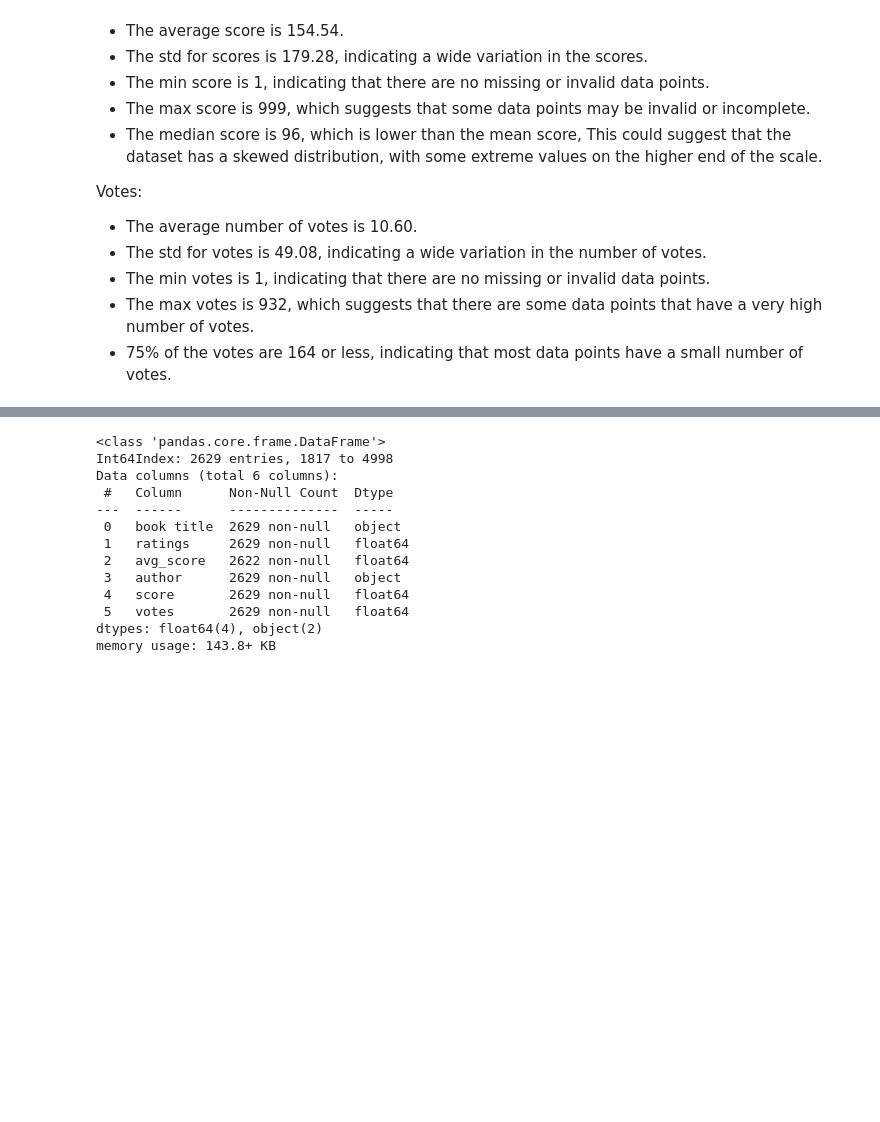
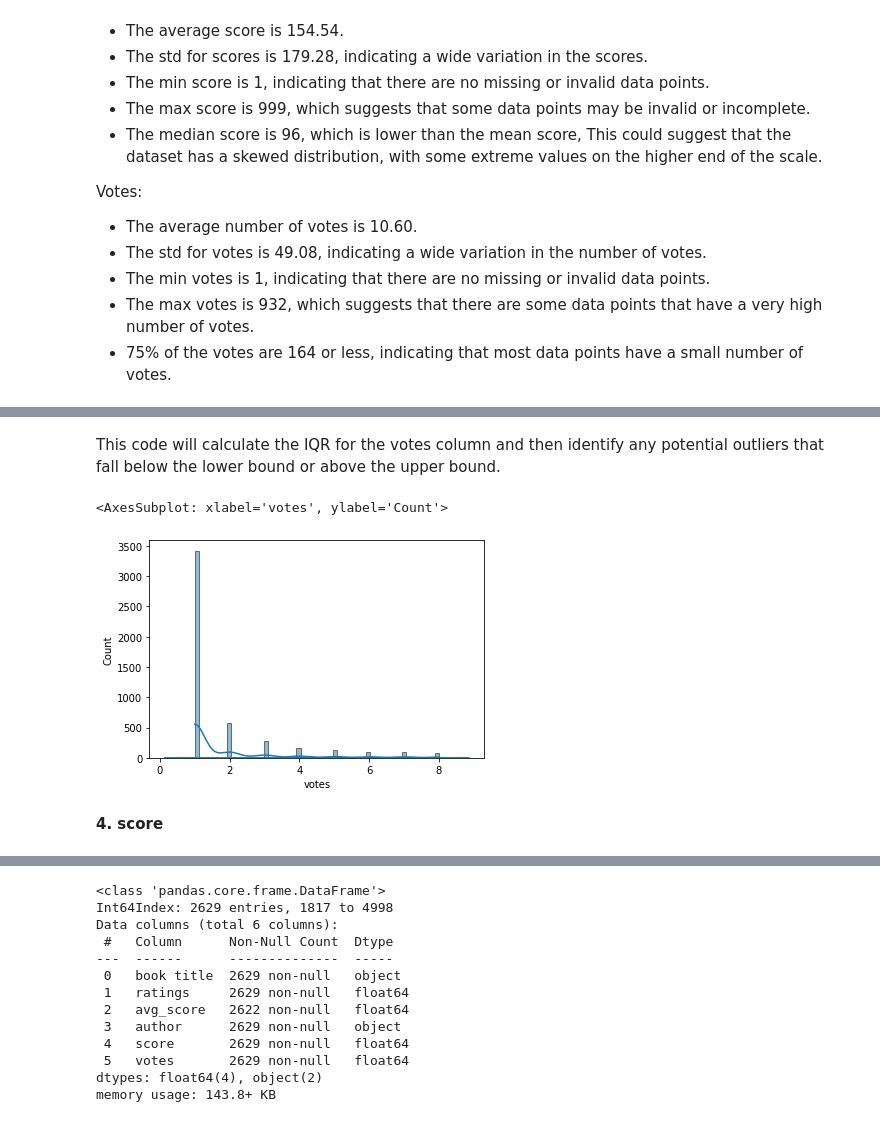
Before and after one commit to chandru1003/Data--Projects, a Jupyter notebook: Web scraping/Goodreads/Goodreads Web-Scraping.ipynb, the cells around one changed output, grey strips where cells are left out. Saved outputs shown, nothing was run; the diff lists cells and outputs as text; code cells hidden in the pictures; blank space fills up the shorter version.

```diff
--- a/Web scraping/Goodreads/Goodreads Web-Scraping.ipynb
+++ b/Web scraping/Goodreads/Goodreads Web-Scraping.ipynb
@@ -599,0 +547,11 @@ data.drop(data[data['score'] >=150].index, inplace=True)
+# %%
+# Calculate the IQR for the votes column
+q1 = data['votes'].quantile(0.25)
+q3 = data['votes'].quantile(0.75)
+iqr = q3 - q1
+# Identify potential outliers
+lower_bound = q1 - 1.5*iqr
+upper_bound = q3 + 1.5*iqr
+
+outliers_votes =data[(data['votes'] < lower_bound) | (data['votes'] > upper_bound)].count()
+outliers_votes
@@ -599,0 +566,13 @@ data.drop(data[data['score'] >=150].index, inplace=True)
+# %% [markdown]
+This code will calculate the IQR for the votes column and then identify any potential outliers that fall below the lower bound or above the upper bound.
+# %%
+median = np.median(data['votes'])
+data.loc[(data['votes'] < lower_bound) | (data['votes'] > upper_bound), 'votes'] = median
+# %%
+sns.histplot(data=data, x="votes", kde=True)
+sns.kdeplot(data=data, x="votes")
+# %% [output]
+<AxesSubplot: xlabel='votes', ylabel='Count'>
+[figure, added]
+# %% [markdown]
+**4. score**
```
Also changed, not shown: parts of 45 cells of this notebook.
